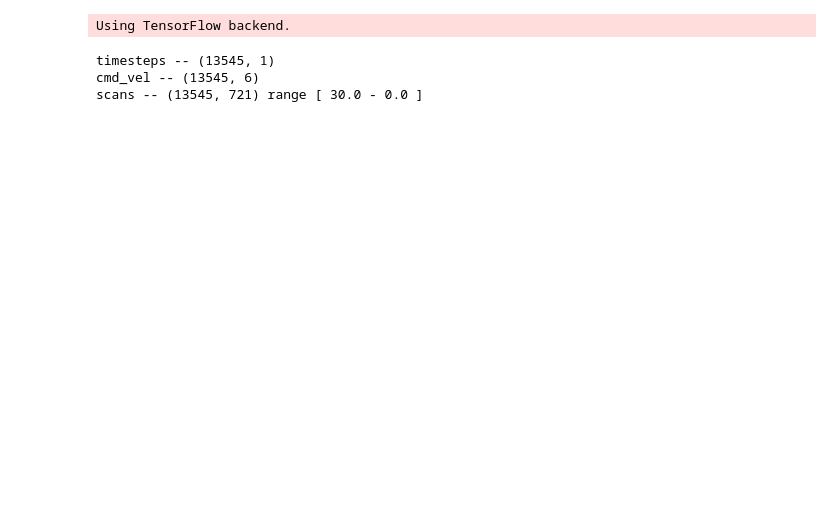
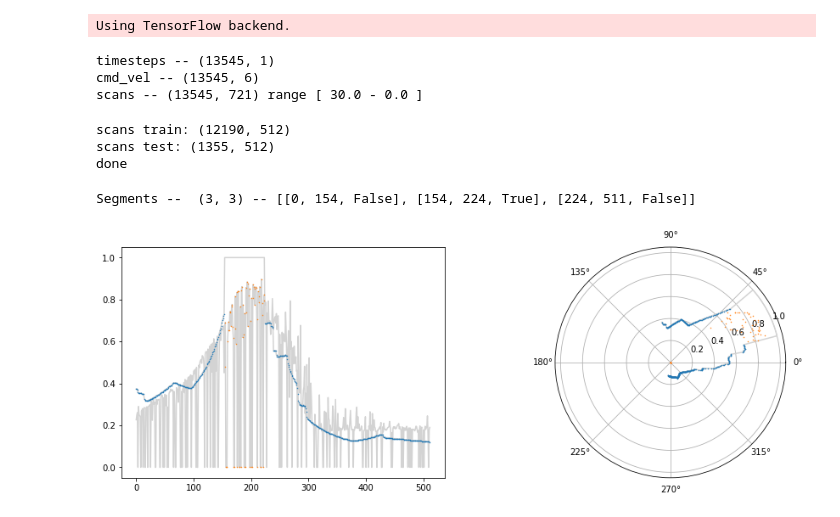
Before and after one commit to shrijitsingh99/guess, a Jupyter notebook: src/py/utility_guess.ipynb, the cells around one changed output. Saved outputs shown, nothing was run; the diff lists cells and outputs as text; code cells hidden in the pictures; blank space fills up the shorter version.

```diff
--- a/src/py/utility_guess.ipynb
+++ b/src/py/utility_guess.ipynb
@@ -177,15 +177,15 @@ class VAE:
         epsilon = K.random_normal(shape=(batch, dim))
         return z_mean + K.exp(0.5 * z_log_var) * epsilon
 
-    def __buildEncoder(self):
-        if not self.encoder is None: return self.encoder
+    def buildModel(self):
+        if not self.vae is None: return self.vae
         input_shape = (self.original_dim,)
         depth = 32
         dropout = 0.4
 
-        self.e_in = Input(shape=input_shape, name='encoder_input')
+        e_in = Input(shape=input_shape, name='encoder_input')
         if self.conv_model:
-            enc = Reshape((self.reshape_rows, int(self.original_dim/self.reshape_rows), 1,))(self.e_in)
+            enc = Reshape((self.reshape_rows, int(self.original_dim/self.reshape_rows), 1,))(e_in)
             enc = Conv2D(depth, 5, strides=2, padding='same')(enc)
             enc = Activation('relu')(enc)
             enc = Dropout(dropout)(enc)
@@ -196,21 +196,17 @@ class VAE:
             self.enc_shape = K.int_shape(enc)
             # Out: 1-dim probability
             enc = Flatten()(enc)
-        else: enc = self.e_in
+        else: enc = e_in
         enc = Dense(self.intermediate_dim, activation='relu')(enc)
 
         self.z_mean = Dense(self.latent_dim, name='z_mean')(enc)
         self.z_log_var = Dense(self.latent_dim, name='z_log_var')(enc)
         z = Lambda(self.sampling, output_shape=(self.latent_dim,), name='z')([self.z_mean, self.z_log_var])
 
-        self.encoder = Model(self.e_in, [self.z_mean, self.z_log_var, z], name='encoder')
+        self.encoder = Model(e_in, [self.z_mean, self.z_log_var, z], name='encoder')
         if self.verbose: self.encoder.summary()
-        return self.encoder
 
-    def __buildDecoder(self):
-        if not self.decoder is None: return self.decoder
         depth = 2
-        dropout = 0.4
 
         d_in = Input(shape=(self.latent_dim,), name='z_sampling')
         if self.conv_model:
@@ -232,17 +228,11 @@ class VAE:
         # instantiate decoder model
         self.decoder = Model(d_in, d_out, name='decoder')
         if self.verbose: self.decoder.summary()
-        return self.decoder
 
-    def buildModel(self):
-        if not self.vae is None: return self.vae
-        self.__buildEncoder()
-        self.__buildDecoder()
+        vae_out = self.decoder(self.encoder(e_in)[2])
+        self.vae = Model(e_in, vae_out, name='vae_mlp')
 
-        vae_out = self.decoder(self.encoder(self.e_in)[2])
-        self.vae = Model(self.e_in, vae_out, name='vae_mlp')
-
-        reconstruction_loss = binary_crossentropy(self.e_in, vae_out)
+        reconstruction_loss = binary_crossentropy(e_in, vae_out)
         reconstruction_loss *= self.original_dim
 
         kl_loss = 1 + self.z_log_var - K.square(self.z_mean) - K.exp(self.z_log_var)
@@ -359,17 +349,24 @@ scans -- (13545, 721) range [ 30.0 - 0.0 ]
     x, x_test = ls.getScans(0.9)
     ae.fitModel(x, x_test=None, epochs=50, verbose=0)
     print('done')
+# %% [output]
+scans train: (12190, 512)
+scans test: (1355, 512)
+done
 # %%
     batch_sz = 8
     gan_batch_sz = 8
-    scan_idx = 2000
+    scan_idx = 1000
 
     to_show_idx = 10
 
     scan = x[scan_idx:(scan_idx + batch_sz*gan_batch_sz)]
     latent = ae.encode(scan)
 
     # plt.plot(latent[to_show_idx])
     dscan = ae.decode(latent)
 
     ls.plotScan(scan[to_show_idx], dscan[to_show_idx])
+# %% [output]
+Segments --  (3, 3) -- [[0, 154, False], [154, 224, True], [224, 511, False]]
+[figure, added]
```
